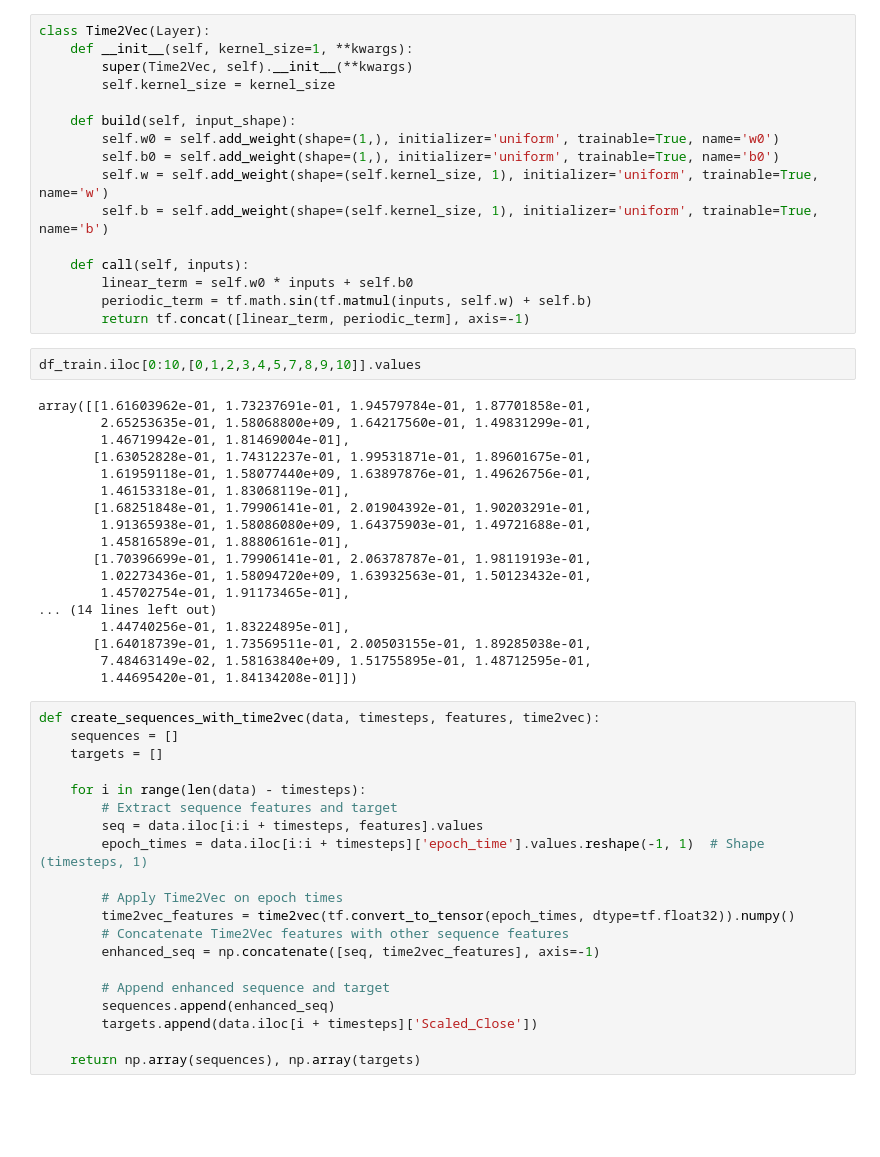
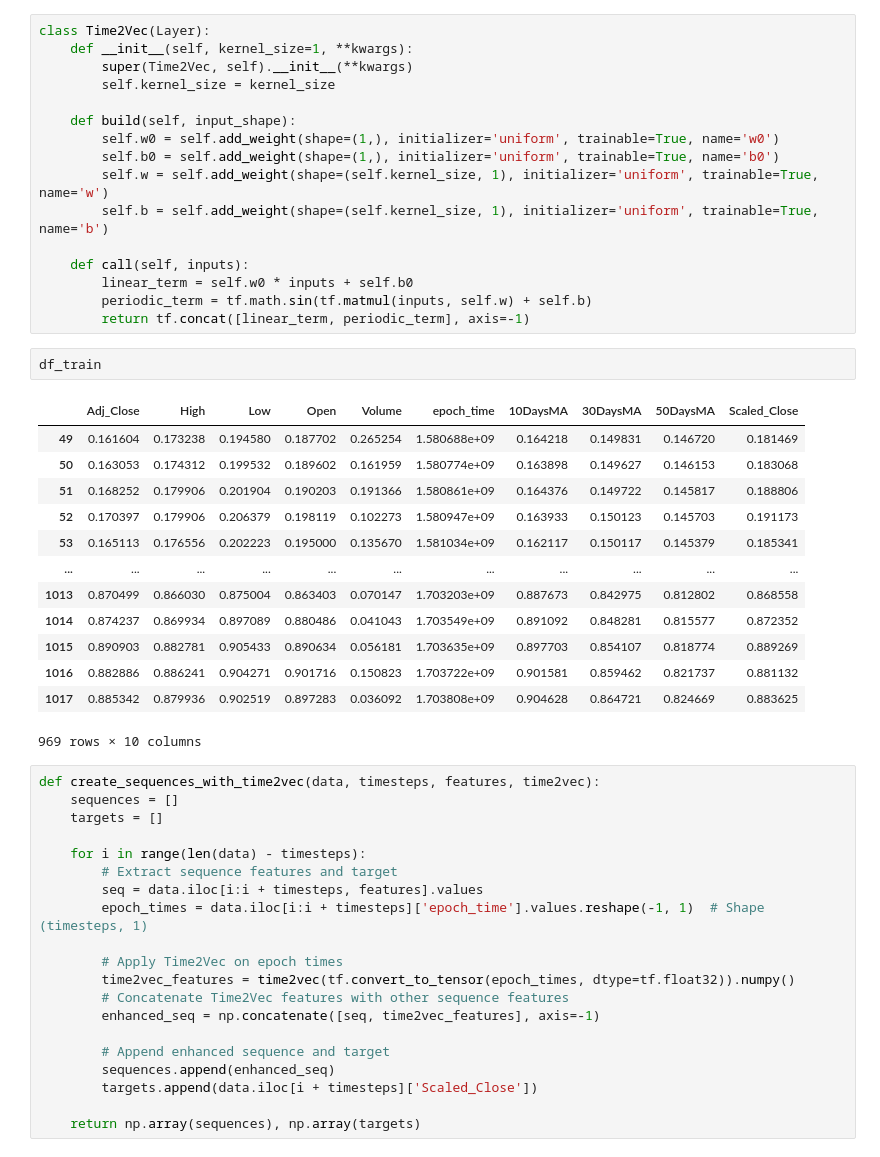
Before and after one commit to Monzero/MSDS_458_Group_N, a Jupyter notebook: 06_Transformers_T2V/MS458_Transformers_10Days.ipynb, the cells around one changed output. Cells and saved outputs as stored; diff of their text form; blank space fills up the shorter version.

```diff
--- a/06_Transformers_T2V/MS458_Transformers_10Days.ipynb
+++ b/06_Transformers_T2V/MS458_Transformers_10Days.ipynb
@@ -324,26 +350,22 @@ class Time2Vec(Layer):
         linear_term = self.w0 * inputs + self.b0
         periodic_term = tf.math.sin(tf.matmul(inputs, self.w) + self.b)
         return tf.concat([linear_term, periodic_term], axis=-1)
-# %%
-df_train.iloc[0:10,[0,1,2,3,4,5,7,8,9,10]].values
-# %% [output]
-array([[1.61603962e-01, 1.73237691e-01, 1.94579784e-01, 1.87701858e-01,
-        2.65253635e-01, 1.58068800e+09, 1.64217560e-01, 1.49831299e-01,
-        1.46719942e-01, 1.81469004e-01],
-       [1.63052828e-01, 1.74312237e-01, 1.99531871e-01, 1.89601675e-01,
-        1.61959118e-01, 1.58077440e+09, 1.63897876e-01, 1.49626756e-01,
-        1.46153318e-01, 1.83068119e-01],
-       [1.68251848e-01, 1.79906141e-01, 2.01904392e-01, 1.90203291e-01,
-        1.91365938e-01, 1.58086080e+09, 1.64375903e-01, 1.49721688e-01,
-        1.45816589e-01, 1.88806161e-01],
-       [1.70396699e-01, 1.79906141e-01, 2.06378787e-01, 1.98119193e-01,
-        1.02273436e-01, 1.58094720e+09, 1.63932563e-01, 1.50123432e-01,
-        1.45702754e-01, 1.91173465e-01],
-... (14 lines left out)
-        1.44740256e-01, 1.83224895e-01],
-       [1.64018739e-01, 1.73569511e-01, 2.00503155e-01, 1.89285038e-01,
-        7.48463149e-02, 1.58163840e+09, 1.51755895e-01, 1.48712595e-01,
-        1.44695420e-01, 1.84134208e-01]])
+# %%
+df_train
+# %% [output]
+|  | Adj_Close | High | Low | Open | Volume | epoch_time | 10DaysMA | 30DaysMA | 50DaysMA | Scaled_Close |
+| 49 | 0.161604 | 0.173238 | 0.194580 | 0.187702 | 0.265254 | 1.580688e+09 | 0.164218 | 0.149831 | 0.146720 | 0.181469 |
+| 50 | 0.163053 | 0.174312 | 0.199532 | 0.189602 | 0.161959 | 1.580774e+09 | 0.163898 | 0.149627 | 0.146153 | 0.183068 |
+| 51 | 0.168252 | 0.179906 | 0.201904 | 0.190203 | 0.191366 | 1.580861e+09 | 0.164376 | 0.149722 | 0.145817 | 0.188806 |
+| 52 | 0.170397 | 0.179906 | 0.206379 | 0.198119 | 0.102273 | 1.580947e+09 | 0.163933 | 0.150123 | 0.145703 | 0.191173 |
+| 53 | 0.165113 | 0.176556 | 0.202223 | 0.195000 | 0.135670 | 1.581034e+09 | 0.162117 | 0.150117 | 0.145379 | 0.185341 |
+| ... | ... | ... | ... | ... | ... | ... | ... | ... | ... | ... |
+| 1013 | 0.870499 | 0.866030 | 0.875004 | 0.863403 | 0.070147 | 1.703203e+09 | 0.887673 | 0.842975 | 0.812802 | 0.868558 |
+| 1014 | 0.874237 | 0.869934 | 0.897089 | 0.880486 | 0.041043 | 1.703549e+09 | 0.891092 | 0.848281 | 0.815577 | 0.872352 |
+| 1015 | 0.890903 | 0.882781 | 0.905433 | 0.890634 | 0.056181 | 1.703635e+09 | 0.897703 | 0.854107 | 0.818774 | 0.889269 |
+| 1016 | 0.882886 | 0.886241 | 0.904271 | 0.901716 | 0.150823 | 1.703722e+09 | 0.901581 | 0.859462 | 0.821737 | 0.881132 |
+| 1017 | 0.885342 | 0.879936 | 0.902519 | 0.897283 | 0.036092 | 1.703808e+09 | 0.904628 | 0.864721 | 0.824669 | 0.883625 |
+969 rows × 10 columns
 # %%
 def create_sequences_with_time2vec(data, timesteps, features, time2vec):
     sequences = []
```
Also changed, not shown: parts of 25 cells of this notebook.
